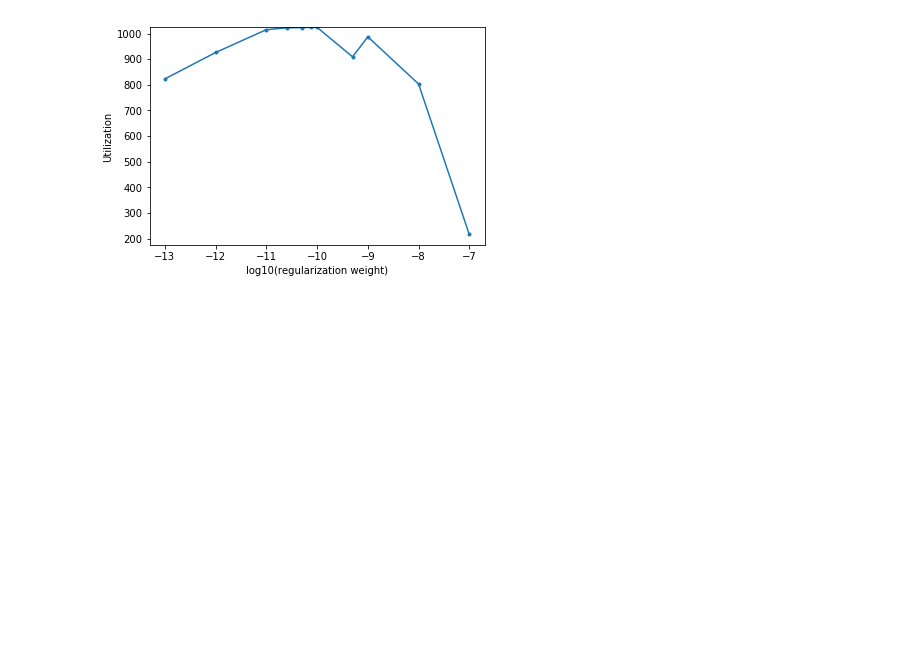
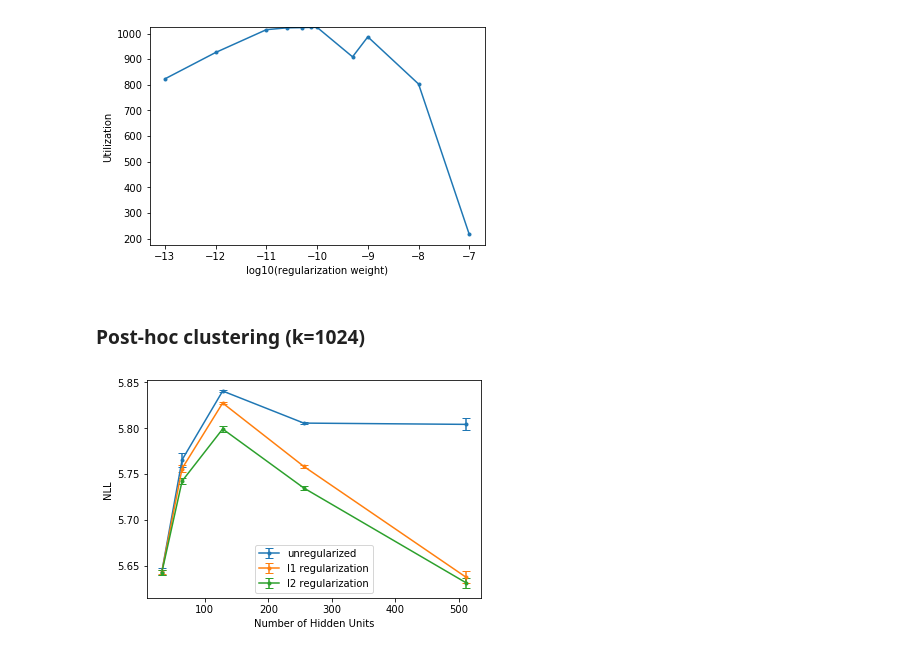
Before and after one commit to bstriner/discrete-skip-gram, a Jupyter notebook: notebook/results.ipynb, the cells around one changed output. Saved outputs shown, nothing was run; the diff lists cells and outputs as text; code cells hidden in the pictures; blank space fills up the shorter version.

```diff
--- a/notebook/results.ipynb
+++ b/notebook/results.ipynb
@@ -373,3 +378,19 @@ plt.show()
 # %% [output]
 [figure]
 [figure]
+# %% [markdown]
+### Post-hoc clustering (k=1024)
+# %%
+# GMM clustering
+flat_gmm = load_output('skipgram_baseline_flat_gmm.npz')
+# Plot NLL by baseline hidden units
+bzks = flat_gmm['bzks']
+bar(bzks, flat_gmm['baseline'], 'unregularized', axis=(1,2))
+bar(bzks, flat_gmm['l1'], 'l1 regularization', axis=(1,2))
+bar(bzks, flat_gmm['l2'], 'l2 regularization', axis=(1,2))
+plt.ylabel('NLL')
+plt.xlabel('Number of Hidden Units')
+plt.legend()
+plt.show()
+# %% [output]
+[figure, added]
```
Also changed, not shown: parts of 32 cells of this notebook, 1 other file.
